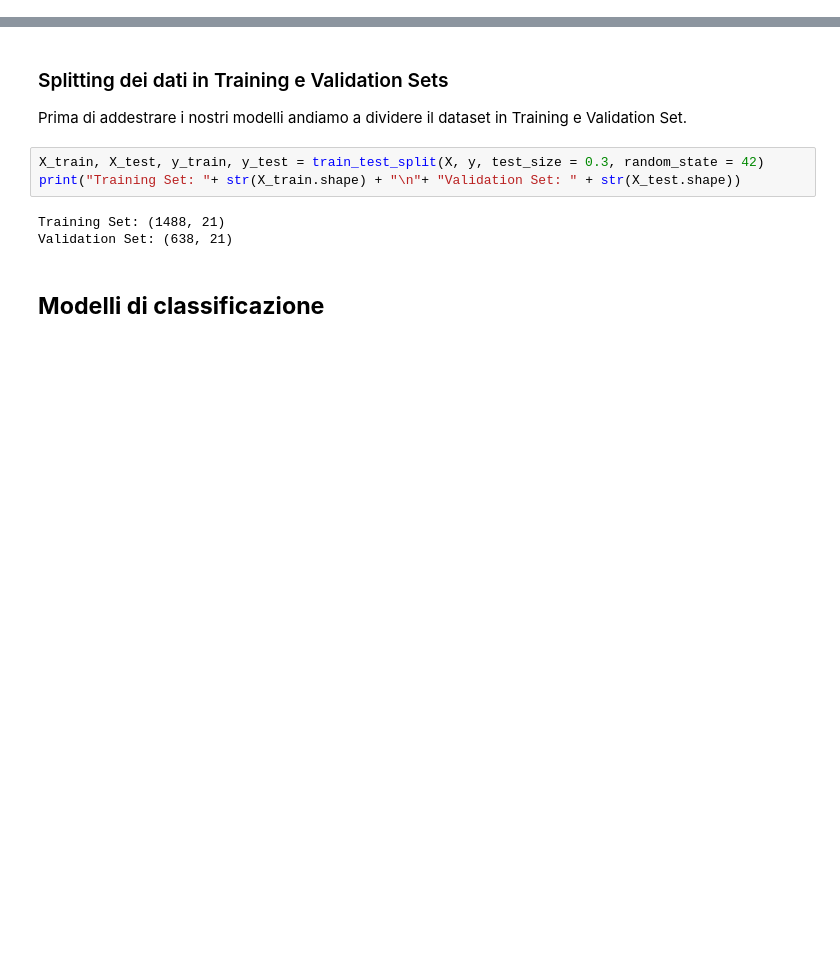
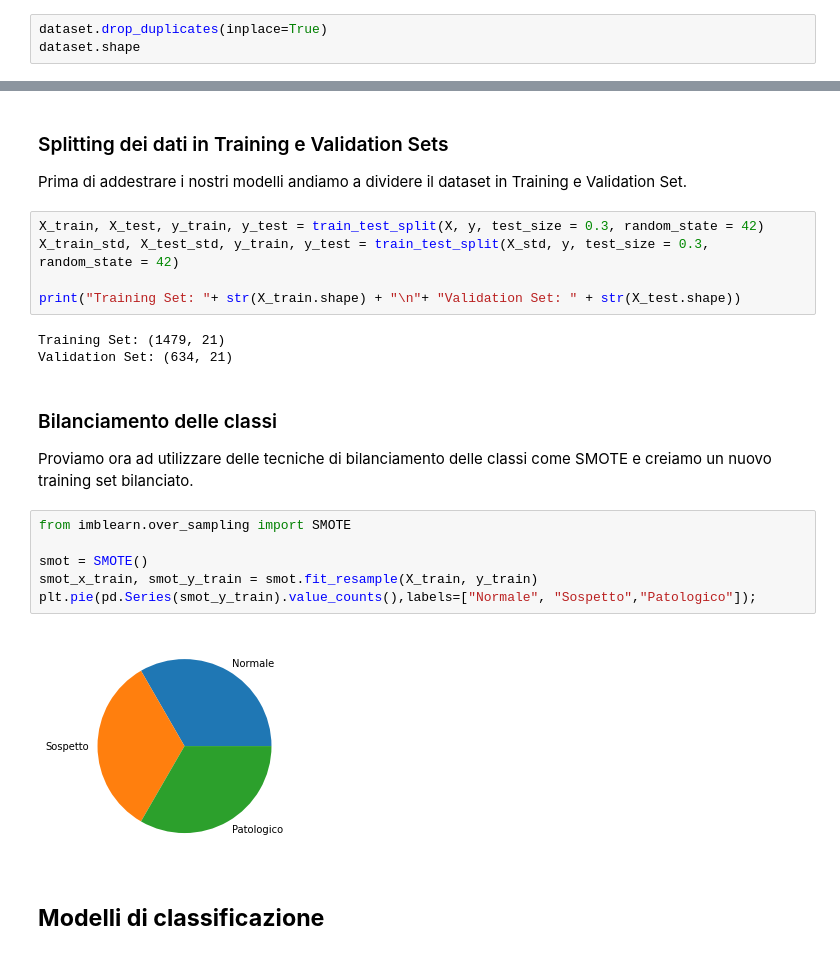
Before and after one commit to andrea-acampora/Data_Intensive_Project, a Jupyter notebook: Progetto_Data_Intensive.ipynb, the cells around one changed output, grey strips where cells are left out. Cells and saved outputs as stored; diff of their text form; blank space fills up the shorter version.

```diff
--- a/Progetto_Data_Intensive.ipynb
+++ b/Progetto_Data_Intensive.ipynb
@@ -164,0 +204,3 @@ sns.heatmap(correlation_matrix,annot=True, cmap="GnBu", center=0);
+# %%
+dataset.drop_duplicates(inplace=True)
+dataset.shape
@@ -203,10 +247,24 @@ plot_features_range(X_std)
 Prima di addestrare i nostri modelli andiamo a dividere il dataset in Training e Validation Set.
 # %%
 X_train, X_test, y_train, y_test = train_test_split(X, y, test_size = 0.3, random_state = 42)
+X_train_std, X_test_std, y_train, y_test = train_test_split(X_std, y, test_size = 0.3, random_state = 42)
+
 print("Training Set: "+ str(X_train.shape) + "\n"+ "Validation Set: " + str(X_test.shape))
 # %% [output]
-Training Set: (1488, 21)
-Validation Set: (638, 21)
+Training Set: (1479, 21)
+Validation Set: (634, 21)
+# %% [markdown]
+### Bilanciamento delle classi
+
+Proviamo ora ad utilizzare delle tecniche di bilanciamento delle classi come SMOTE e creiamo un nuovo training set bilanciato.
+# %%
+from imblearn.over_sampling import SMOTE
+
+smot = SMOTE()
+smot_x_train, smot_y_train = smot.fit_resample(X_train, y_train)
+plt.pie(pd.Series(smot_y_train).value_counts(),labels=["Normale", "Sospetto","Patologico"]);
+# %% [output]
+[figure, added]
 # %% [markdown]
 ## **Modelli di classificazione**
 # %% [markdown]
```
Also changed, not shown: parts of 51 cells of this notebook.
